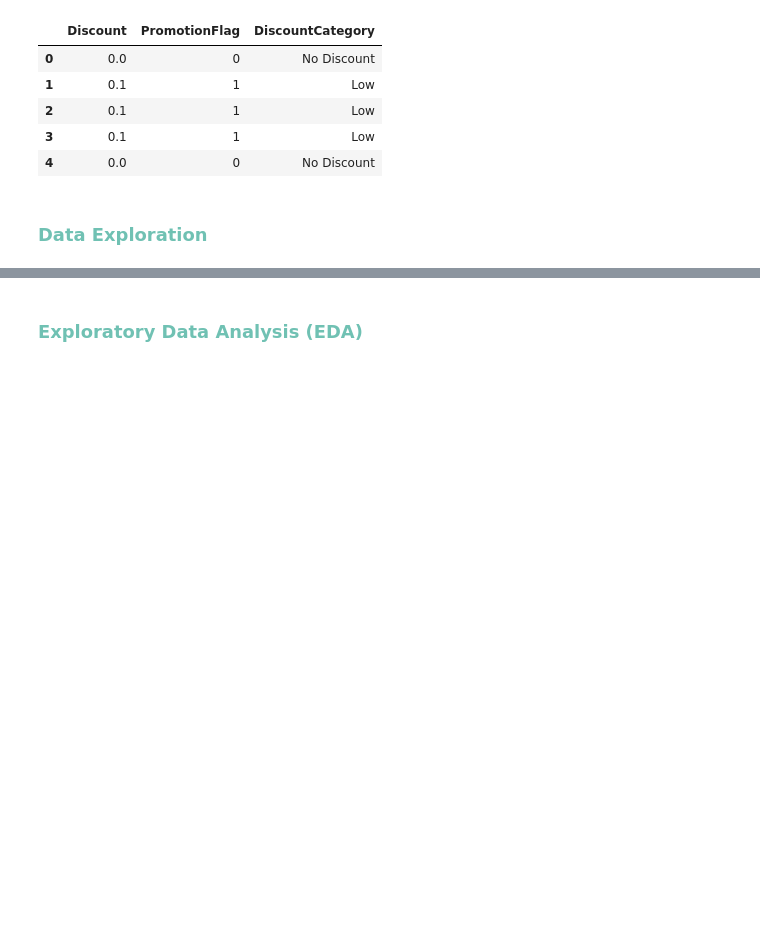
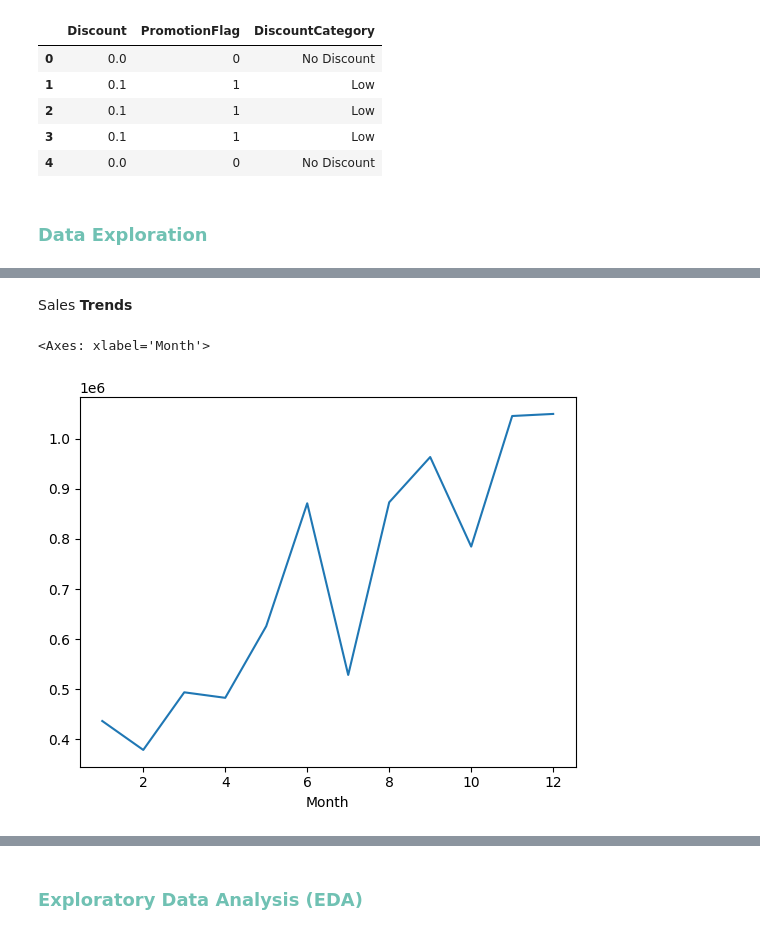
Before and after one commit to rahmaanwer22/DEPI_Project, a Jupyter notebook: DepiProject.ipynb, the cells around one changed output, grey strips where cells are left out. Cells and saved outputs as stored; diff of their text form; code cells hidden in the pictures; blank space fills up the shorter version.

```diff
--- a/DepiProject.ipynb
+++ b/DepiProject.ipynb
@@ -249,0 +305,7 @@ data[['Discount', 'PromotionFlag', 'DiscountCategory']].head()
+# %% [markdown]
+Sales **Trends**
+# %%
+df.groupby("Month")["Sales"].sum().plot(kind="line")
+# %% [output]
+<Axes: xlabel='Month'>
+[figure, added]
```
Also changed, not shown: parts of 30 cells of this notebook.
